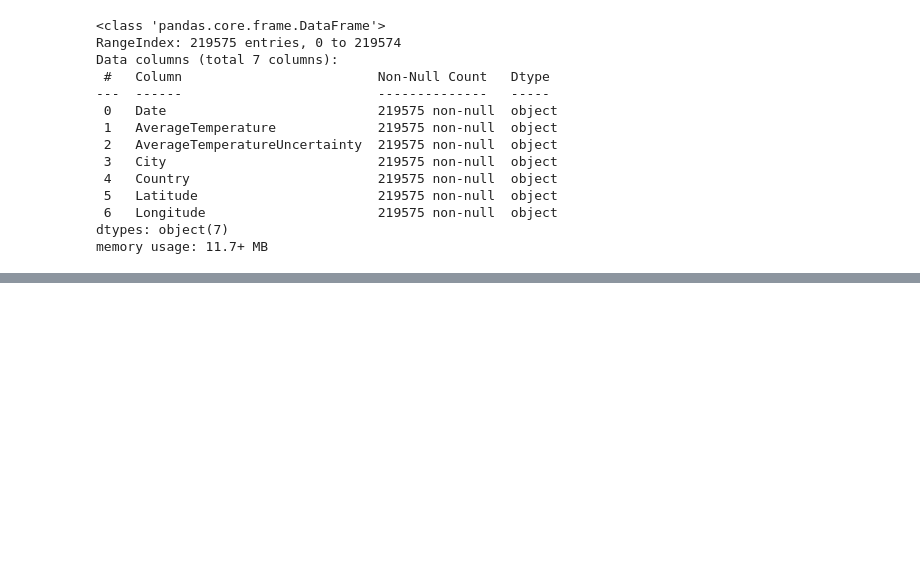
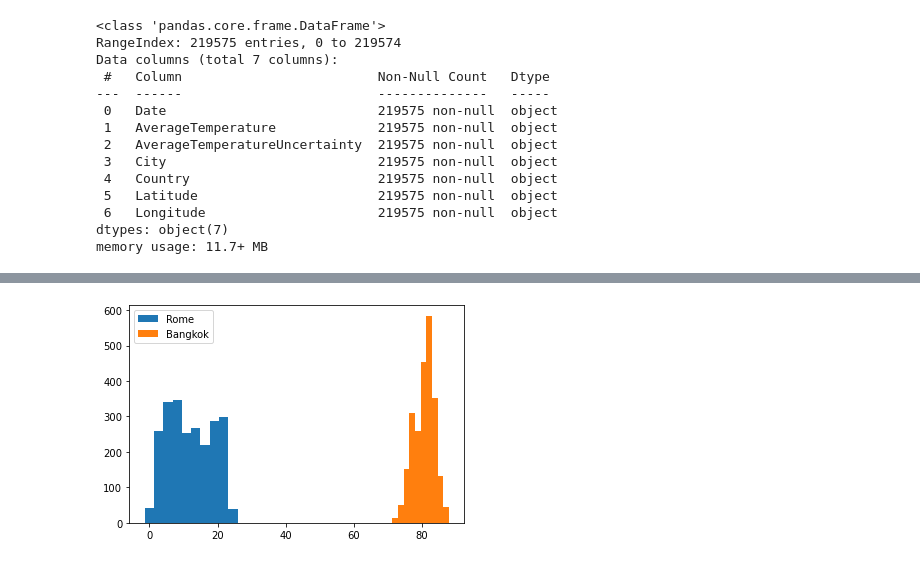
Before and after one commit to notlosca/data-science-lab, a Jupyter notebook: laboratories/lab_02/lab_02.ipynb, the cells around one changed output, grey strips where cells are left out. Cells and saved outputs as stored; diff of their text form; code cells hidden in the pictures; blank space fills up the shorter version.

```diff
--- a/laboratories/lab_02/lab_02.ipynb
+++ b/laboratories/lab_02/lab_02.ipynb
@@ -218,0 +199,15 @@ Xian 2309
+# %%
+import matplotlib.pyplot as plt
+%matplotlib inline
+
+rome = df['City'] == 'Rome'
+bangkok = df['City'] == 'Bangkok'
+rome_temp = df[rome]['AverageTemperature']
+bangkok_temp = df[bangkok]['AverageTemperature']
+plt.hist(str_to_float(list(rome_temp)), bins=10, label='Rome')
+plt.hist(str_to_float(list(bangkok_temp)), bins=10, label='Bangkok')
+#plt.xticks(())
+plt.legend()
+plt.show()
+# %% [output]
+[figure, added]
```
Also changed, not shown: parts of 9 cells of this notebook.
